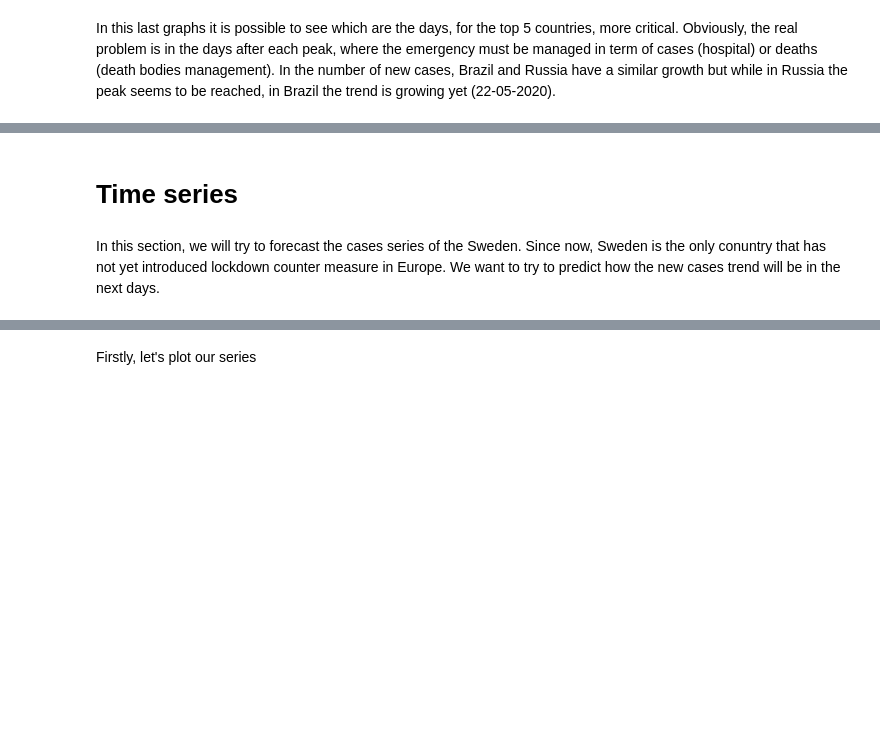
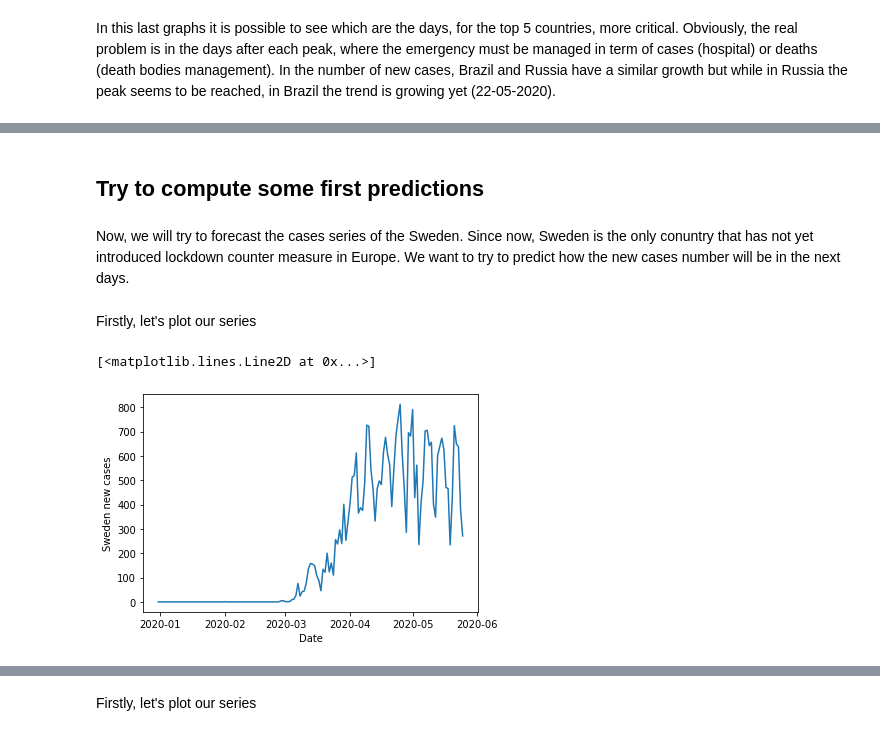
Before and after one commit to Mattia81/DataScienceForBusiness, a Jupyter notebook: COVID19_analysis/COVID19_analysis.ipynb, the cells around one changed output, grey strips where cells are left out. Saved outputs shown, nothing was run; the diff lists cells and outputs as text; code cells hidden in the pictures; blank space fills up the shorter version.

```diff
--- a/COVID19_analysis/COVID19_analysis.ipynb
+++ b/COVID19_analysis/COVID19_analysis.ipynb
@@ -1255,4 +783,15 @@ Sadly, Lombardia trend is nowhere near to be flat, but other regions like Emilia
-# %% [markdown]
-# Time series
-# %% [markdown]
-In this section, we will try to forecast the cases series of the Sweden. Since now, Sweden is the only conuntry that has not yet introduced lockdown counter measure in Europe. We want to try to predict how the new cases trend will be in the next days.
+# %% [markdown]
+## Try to compute some first predictions
+# %% [markdown]
+Now, we will try to forecast the cases series of the Sweden. Since now, Sweden is the only conuntry that has not yet introduced lockdown counter measure in Europe. We want to try to predict how the new cases number will be in the next days.
+# %% [markdown]
+Firstly, let's plot our series
+# %%
+df_series_sweden = df_matrix_new_cases['Sweden'].copy()
+
+plt.xlabel('Date')
+plt.ylabel('Sweden new cases')
+plt.plot(df_series_sweden)
+# %% [output]
+[<matplotlib.lines.Line2D at 0x...>]
+[figure, added]
```
Also changed, not shown: parts of 90 cells of this notebook.
